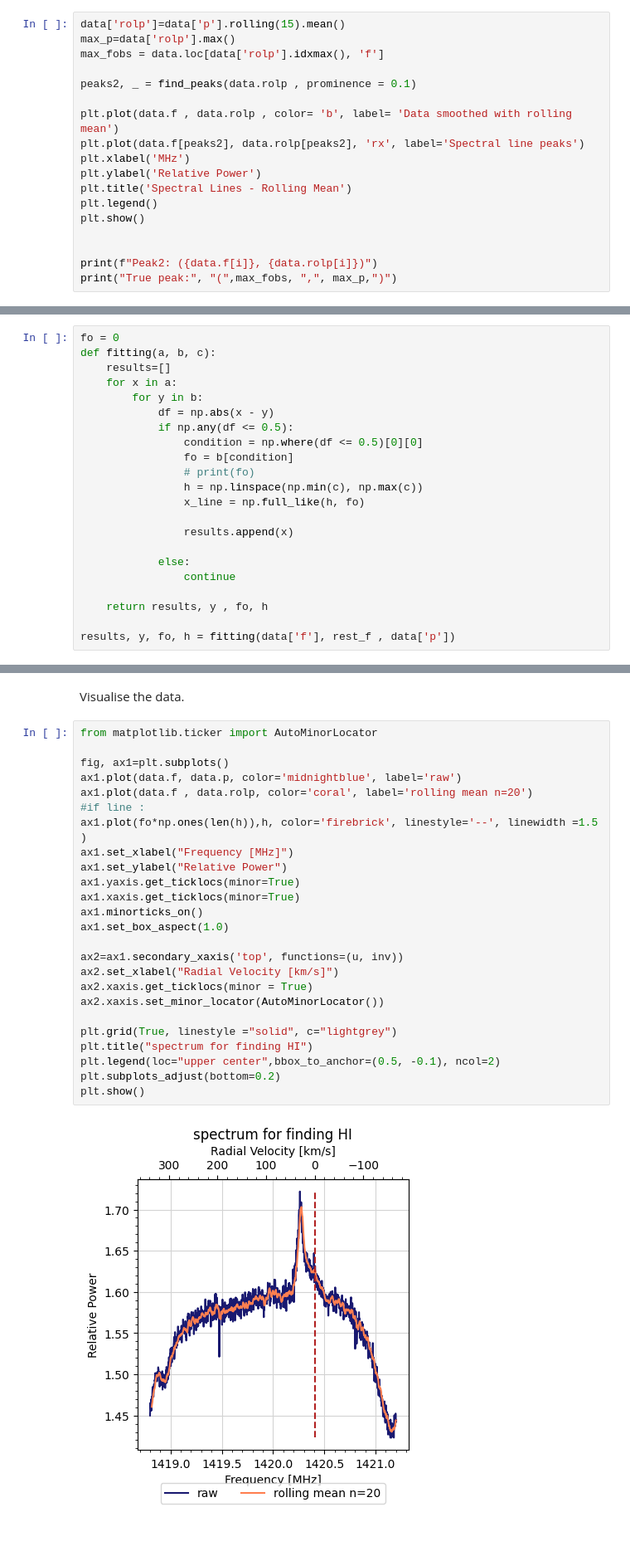
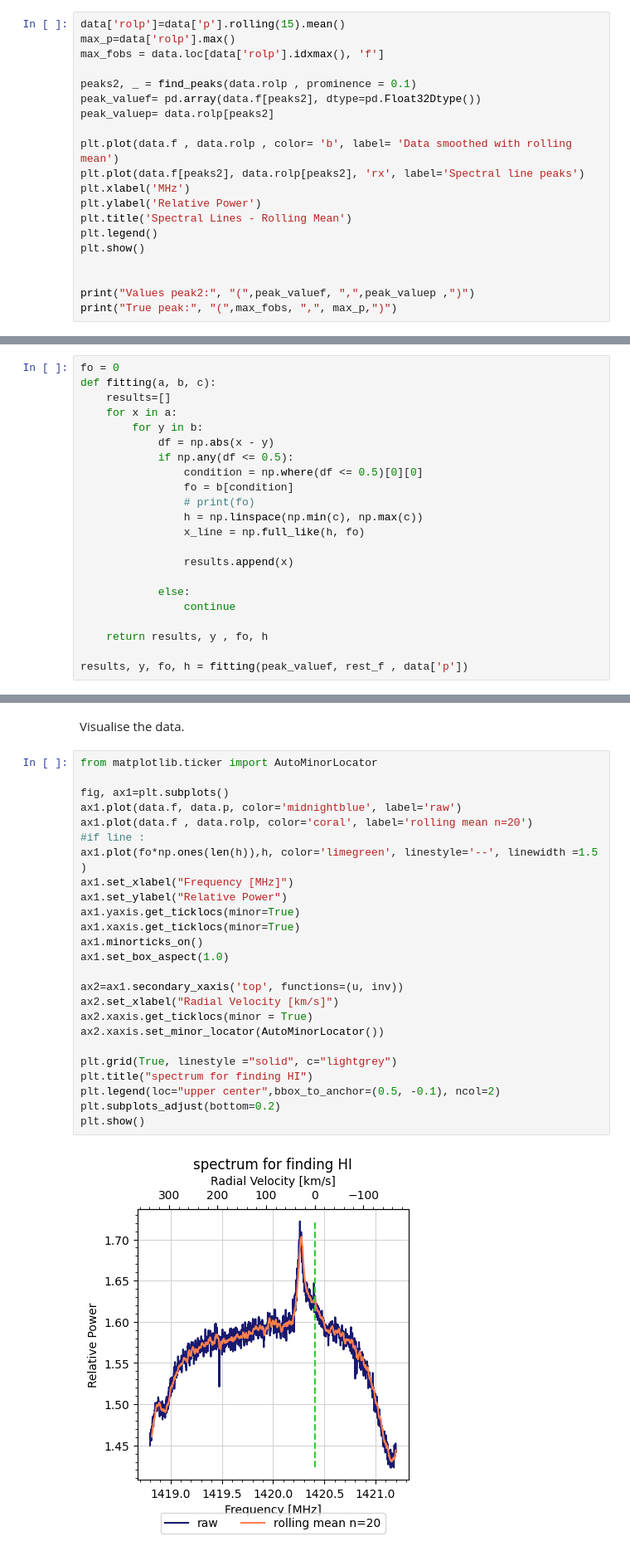
Before and after one commit to panagiotab/ASTRO-BEAM, a Jupyter notebook: Task2-CombSpectralLines/SpectralLines.ipynb, the cells around one changed output, grey strips where cells are left out. Shown at 83% size. Saved outputs shown, nothing was run; the diff lists cells and outputs as text.

```diff
--- a/Task2-CombSpectralLines/SpectralLines.ipynb
+++ b/Task2-CombSpectralLines/SpectralLines.ipynb
@@ -83,6 +83,8 @@ max_p=data['rolp'].max()
 max_fobs = data.loc[data['rolp'].idxmax(), 'f']
 
 peaks2, _ = find_peaks(data.rolp , prominence = 0.1)
+peak_valuef= pd.array(data.f[peaks2], dtype=pd.Float32Dtype())
+peak_valuep= data.rolp[peaks2]
 
 plt.plot(data.f , data.rolp , color= 'b', label= 'Data smoothed with rolling mean')
 plt.plot(data.f[peaks2], data.rolp[peaks2], 'rx', label='Spectral line peaks')
@@ -93,7 +95,7 @@ plt.legend()
 plt.show()
 
 
-print(f"Peak2: ({data.f[i]}, {data.rolp[i]})")
+print("Values peak2:", "(",peak_valuef, ",",peak_valuep ,")")
 print("True peak:", "(",max_fobs, ",", max_p,")")
 # %% [output]
 [figure]
@@ -123,7 +127,7 @@ def fitting(a, b, c):
 
     return results, y , fo, h
 
-results, y, fo, h = fitting(data['f'], rest_f , data['p'])
+results, y, fo, h = fitting(peak_valuef, rest_f , data['p'])
 # %% [markdown]
 Radial Velocity ( km/s)
 # %%
@@ -141,27 +145,27 @@ Visualise the data.
 # %%
 from matplotlib.ticker import AutoMinorLocator
 
 fig, ax1=plt.subplots()
 ax1.plot(data.f, data.p, color='midnightblue', label='raw')
 ax1.plot(data.f , data.rolp, color='coral', label='rolling mean n=20')
 #if line :
-ax1.plot(fo*np.ones(len(h)),h, color='firebrick', linestyle='--', linewidth =1.5 )
+ax1.plot(fo*np.ones(len(h)),h, color='limegreen', linestyle='--', linewidth =1.5 )
 ax1.set_xlabel("Frequency [MHz]")
 ax1.set_ylabel("Relative Power")
 ax1.yaxis.get_ticklocs(minor=True)
 ax1.xaxis.get_ticklocs(minor=True)
 ax1.minorticks_on()
 ax1.set_box_aspect(1.0)
 
 ax2=ax1.secondary_xaxis('top', functions=(u, inv))
 ax2.set_xlabel("Radial Velocity [km/s]")
 ax2.xaxis.get_ticklocs(minor = True)
 ax2.xaxis.set_minor_locator(AutoMinorLocator())
 
 plt.grid(True, linestyle ="solid", c="lightgrey")
 plt.title("spectrum for finding HI")
 plt.legend(loc="upper center",bbox_to_anchor=(0.5, -0.1), ncol=2)
 plt.subplots_adjust(bottom=0.2)
 plt.show()
 # %% [output]
-[figure, old version]
+[figure, new version]
```
Also changed, not shown: parts of 5 cells of this notebook.
